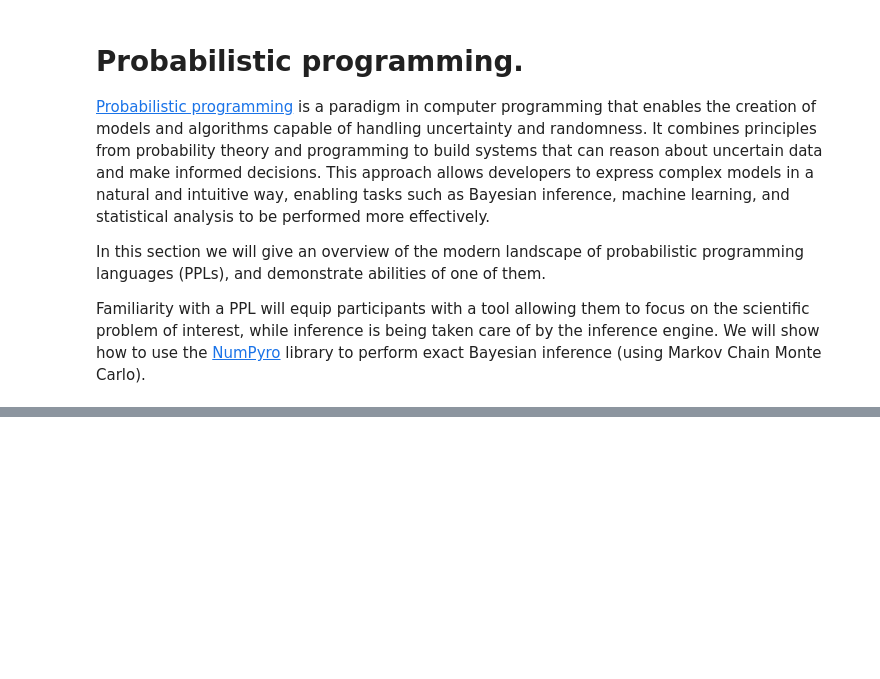
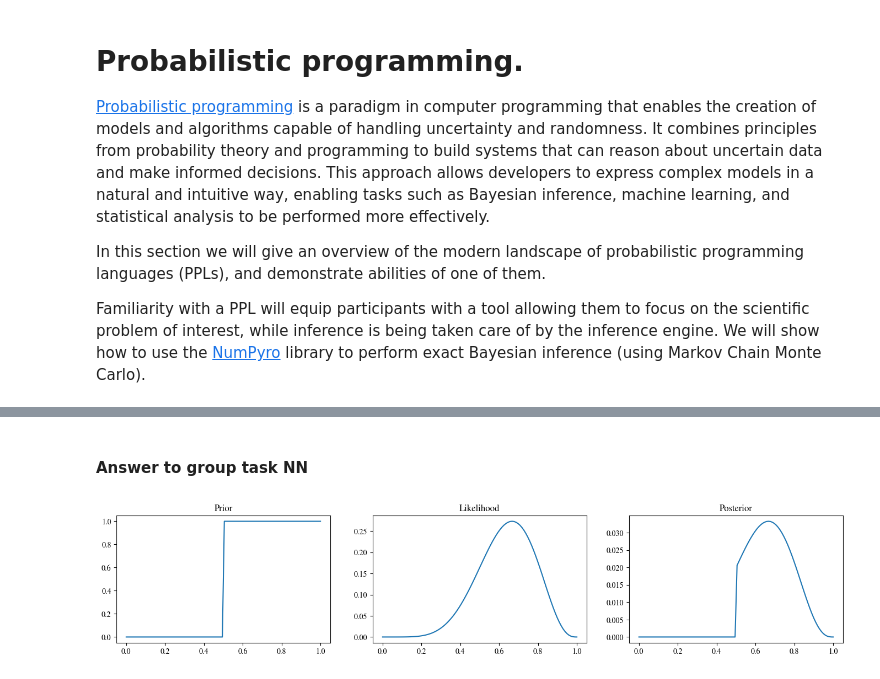
Before and after one commit to deep-learning-indaba/indaba-pracs-2023, a Jupyter notebook: Introduction_to_Probabilistic_Thinking_and_Programming.ipynb, the cells around one changed output, grey strips where cells are left out. Saved outputs shown, nothing was run; the diff lists cells and outputs as text; code cells hidden in the pictures; blank space fills up the shorter version.

```diff
--- a/Introduction_to_Probabilistic_Thinking_and_Programming.ipynb
+++ b/Introduction_to_Probabilistic_Thinking_and_Programming.ipynb
@@ -856,0 +940,7 @@ Familiarity with a PPL will equip participants with a tool allowing them to focu
+# %% [markdown]
+#### Answer to group task NN
+# %%
+prior2 = (p_grid >= 0.5).astype(int)
+posterior2 = computePosterior(likelihood, prior2)
+# %% [output]
+[figure, added]
```
Also changed, not shown: parts of 85 cells of this notebook.
